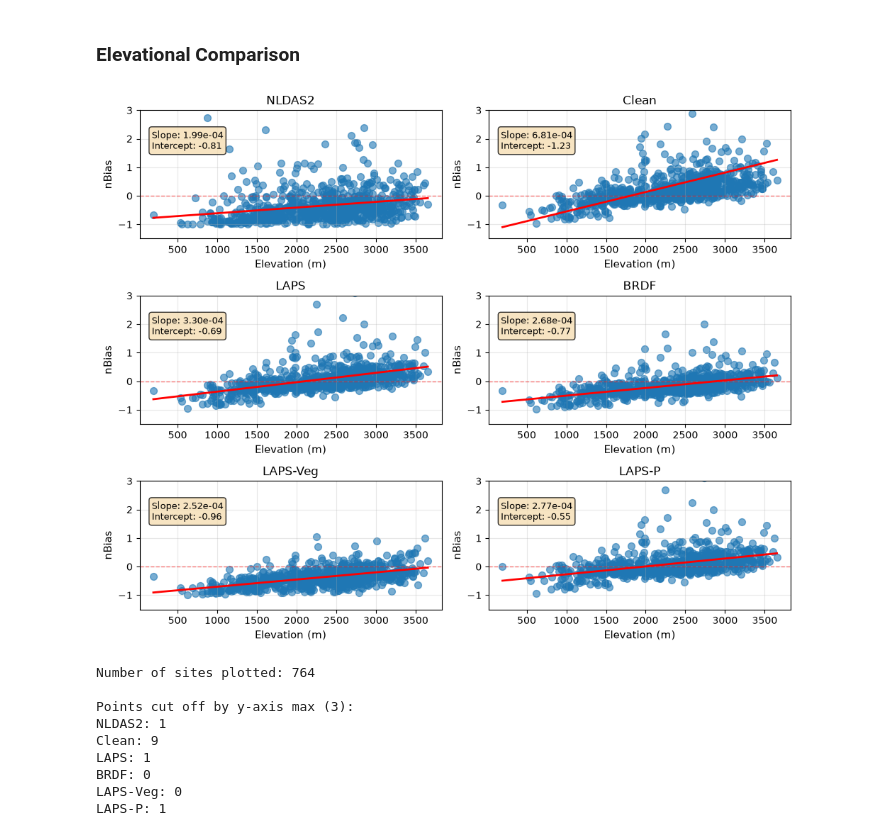
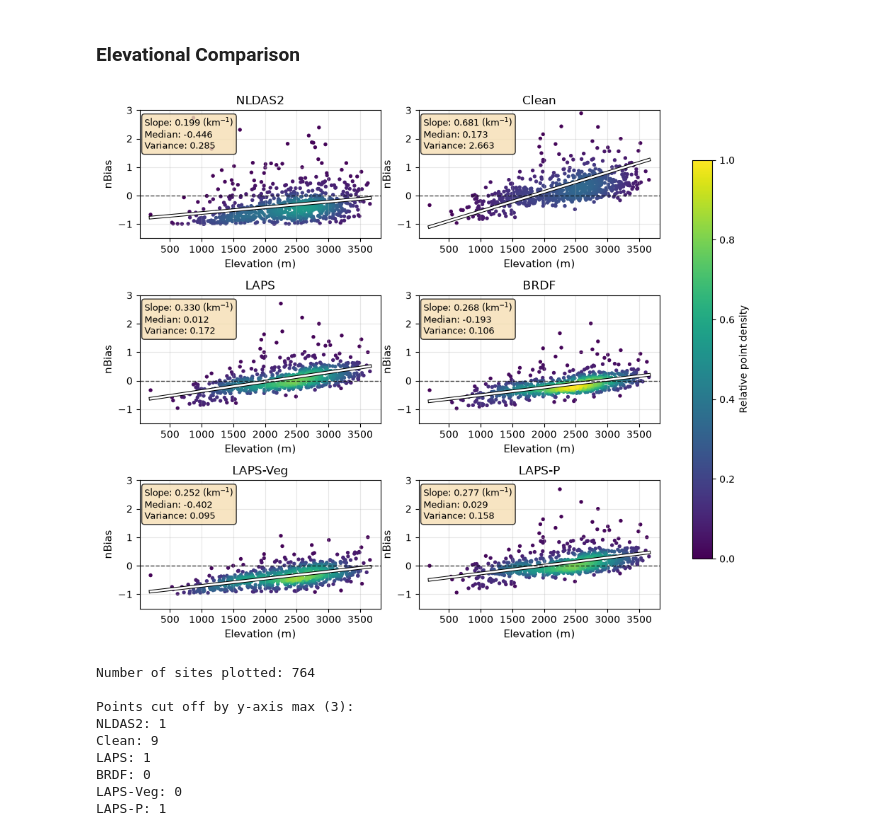
Before and after one commit to chrisrycx/lm4px_data_analysis, a Jupyter notebook: output_analysis/interactive/AlbedoAnalysis.ipynb, the cells around one changed output. Drawn from its saved outputs; the diff is of its cells as text; code cells hidden in the pictures.

Commit message:
New figures

```diff
--- a/output_analysis/interactive/AlbedoAnalysis.ipynb
+++ b/output_analysis/interactive/AlbedoAnalysis.ipynb
@@ -215,7 +215,10 @@ merged_df = bias_df.merge(snotel_topo[['SNOTEL Name', 'ELEVATION']],
                           left_on='site', right_on='SNOTEL Name', how='inner')
 # %%
 # Bias and Elevation
-# Create 2x2 subplot figure
+from scipy.stats import gaussian_kde
+import matplotlib.patheffects as pe
+
+# Create 3x2 subplot figure
 fig, axes = plt.subplots(3, 2, figsize=(10, 8))
 
 # Flatten axes for easier iteration
@@ -230,21 +233,34 @@ titles = ['NLDAS2','Clean','LAPS', 'BRDF', 'LAPS-Veg', 'LAPS-P']
 # y-axis limits
 ymin, ymax = -1.5, 3
 
+# Outline so lines stay visible on top of the colored points
+outline = [pe.Stroke(linewidth=3.5, foreground='black'), pe.Normal()]
+
 # Track how many points get cut off by the y-axis max in each panel
 n_cutoff = []
 
-# Create scatter plots
+# Keep scatter collections and densities to apply a shared color scale afterwards
+scatters = []
+densities = []
+
+# Create density-colored scatter plots
 for idx, (bias_col, title) in enumerate(zip(bias_columns, titles)):
     ax = axes[idx]
-
-    # Create scatter plot
-    ax.scatter(merged_df['ELEVATION'], merged_df[bias_col], alpha=0.6, s=50)
 
     # Calculate best fit line
     # Remove any NaN values for fitting
     valid_mask = ~(merged_df['ELEVATION'].isna() | merged_df[bias_col].isna())
     x_data = merged_df.loc[valid_mask, 'ELEVATION']
     y_data = merged_df.loc[valid_mask, bias_col]
+
+    # Estimate point density with a Gaussian KDE, draw densest points last
+    xy = np.vstack([x_data, y_data])
+    z = gaussian_kde(xy)(xy)
+    order = z.argsort()
+    sc = ax.scatter(x_data.to_numpy()[order], y_data.to_numpy()[order], c=z[order],
+                    s=15, cmap='viridis', linewidths=0, rasterized=True)
+    scatters.append(sc)
+    densities.append(z[order])
 
     # Count values cut off by the y-axis max
     n_cutoff.append(int((y_data > ymax).sum()))
@@ -252,40 +268,50 @@ for idx, (bias_col, title) in enumerate(zip(bias_columns, titles)):
     # Fit a line: y = slope * x + intercept
     slope, intercept = np.polyfit(x_data, y_data, 1)
 
     # Create x values for the line
     x_line = np.array([x_data.min(), x_data.max()])
     y_line = slope * x_line + intercept
 
     # Plot the best fit line
-    ax.plot(x_line, y_line, 'r-', linewidth=2, label=f'y = {slope:.2e}x + {intercept:.2f}')
+    ax.plot(x_line, y_line, color='white', linewidth=2, path_effects=outline)
 
-    # Add text box with slope and intercept
-    textstr = f'Slope: {slope:.2e}\nIntercept: {intercept:.2f}'
-    ax.text(0.04, 0.85, textstr, transform=ax.transAxes, fontsize=9,
+    # Add text box with slope (per km), median bias, and bias variance
+    slope_km = slope * 1000
+    textstr = (f'Slope: {slope_km:.3f} (km$^{{-1}}$)\n'
+               f'Median: {y_data.median():.3f}\n'
+               f'Variance: {y_data.var():.3f}')
+    ax.text(0.02, 0.95, textstr, transform=ax.transAxes, fontsize=9,
             verticalalignment='top', bbox=dict(boxstyle='round', facecolor='wheat', alpha=0.8))
 
     # Add labels and title
     ax.set_xlabel('Elevation (m)', fontsize=11)
     ax.set_ylabel('nBias', fontsize=11)
     ax.set_title(title, fontsize=12)
     ax.grid(True, alpha=0.3)
 
     # Set y-axis limits
     ax.set_ylim(ymin, ymax)
 
     # Add a horizontal line at y=0 for reference
-    ax.axhline(y=0, color='r', linestyle='--', linewidth=1, alpha=0.5)
+    ax.axhline(y=0, color='black', linestyle='--', linewidth=1, alpha=0.7)
+
+# Normalize densities by the global max so colors are comparable across panels
+zmax = max(z.max() for z in densities)
+for sc, z in zip(scatters, densities):
+    sc.set_array(z / zmax)
+    sc.set_clim(0, 1)
 
 plt.tight_layout()
-fig.savefig('../images/BiasElevation.pdf', bbox_inches='tight')
+fig.colorbar(scatters[0], ax=axes, label='Relative point density', shrink=0.8)
+fig.savefig('../images/BiasElevation.pdf', bbox_inches='tight', dpi=300)
 plt.show()
 
 print(f"Number of sites plotted: {len(merged_df)}")
 print(f"\nPoints cut off by y-axis max ({ymax}):")
 for title, n in zip(titles, n_cutoff):
     print(f"{title}: {n}")
 # %% [output]
-[figure, old version]
+[figure, new version]
 Number of sites plotted: 764
 
 Points cut off by y-axis max (3):
```
Also changed, not shown: 4 other files.
